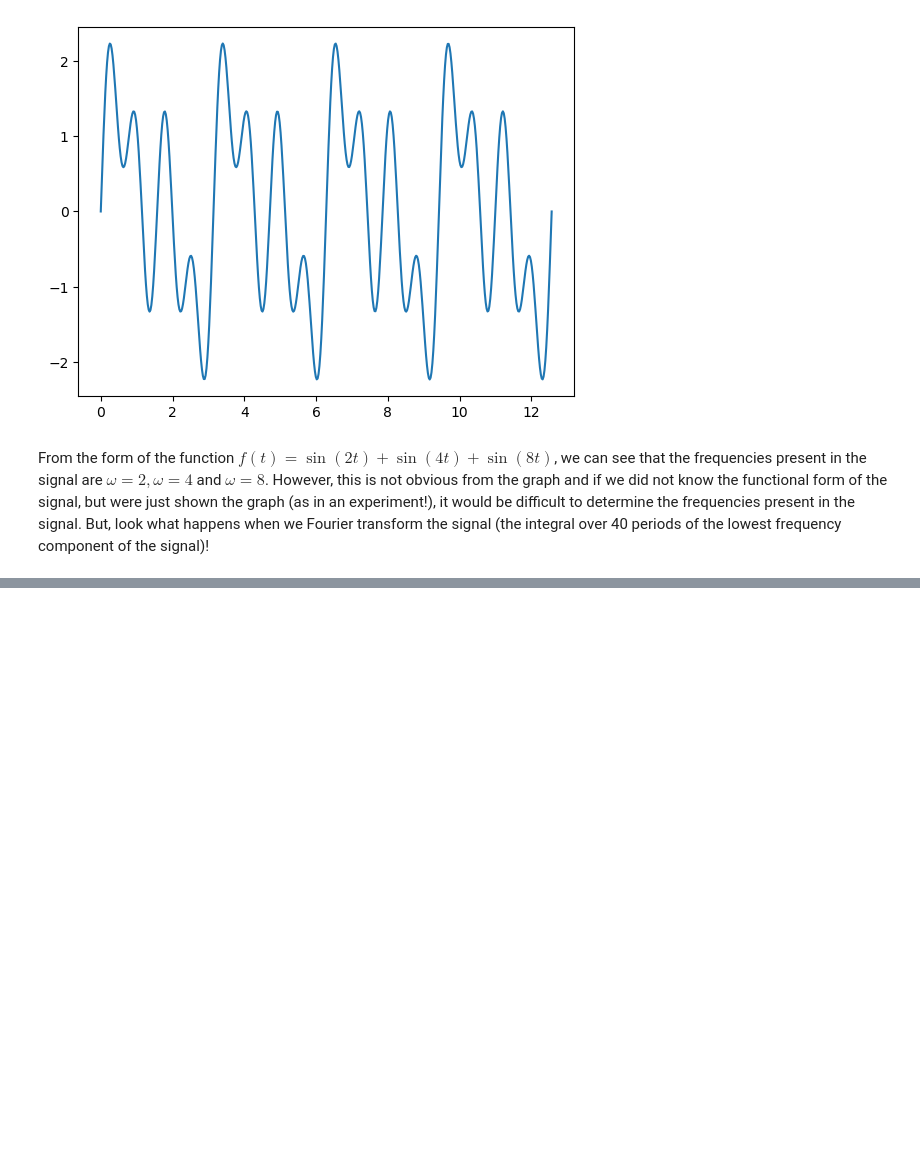
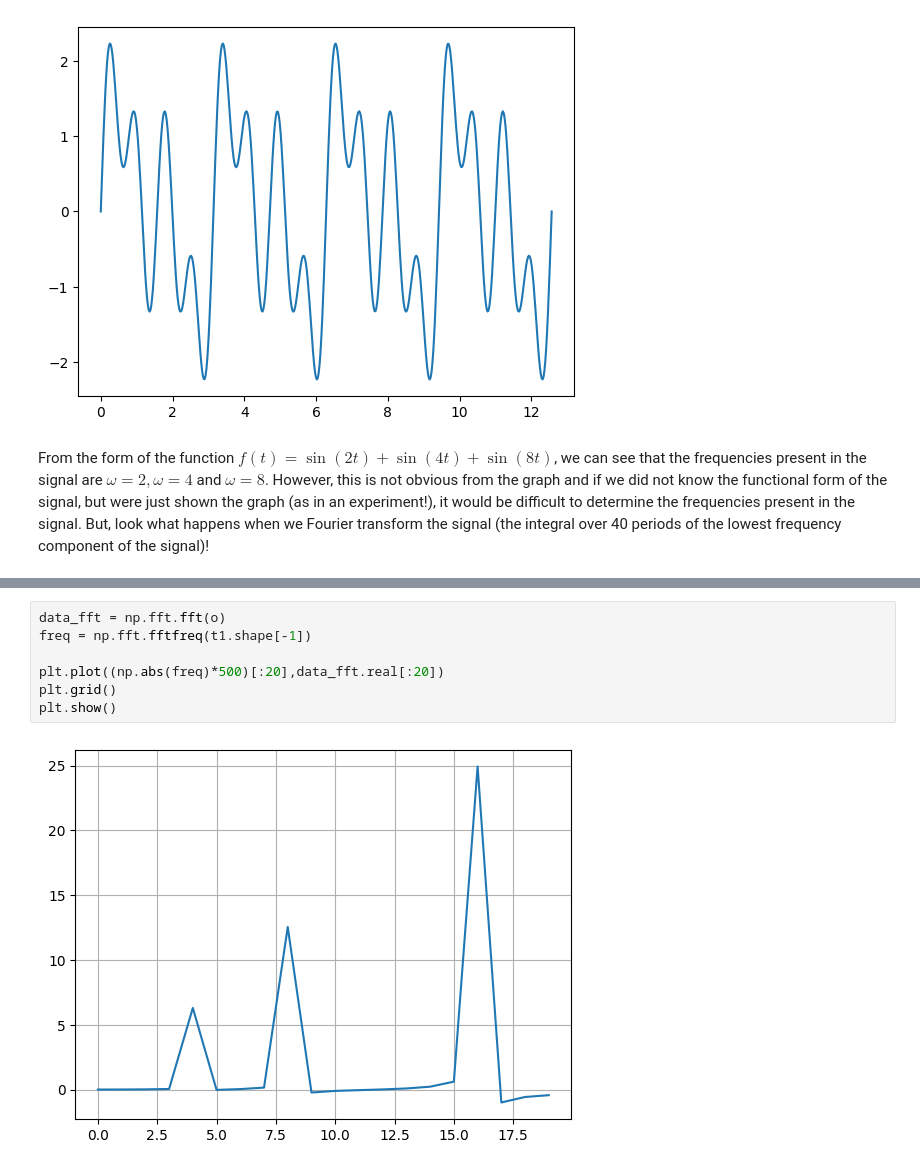
Before and after one commit to brinerk/LabsCapstone, a Jupyter notebook: Lab21/Lab 21.ipynb, the cells around one changed output, grey strips where cells are left out. Saved outputs shown, nothing was run; the diff lists cells and outputs as text; blank space fills up the shorter version.

```diff
--- a/Lab21/Lab 21.ipynb
+++ b/Lab21/Lab 21.ipynb
@@ -249 +254,10 @@ The function "amplitude" below computes the FFT of a list of real numbers. If al
 Don't worry too much about the details of this function.
+# %%
+data_fft = np.fft.fft(o)
+freq = np.fft.fftfreq(t1.shape[-1])
+
+plt.plot((np.abs(freq)*500)[:20],data_fft.real[:20])
+plt.grid()
+plt.show()
+# %% [output]
+[figure, added]
```
Also changed, not shown: parts of 41 cells of this notebook, 8 other files.
